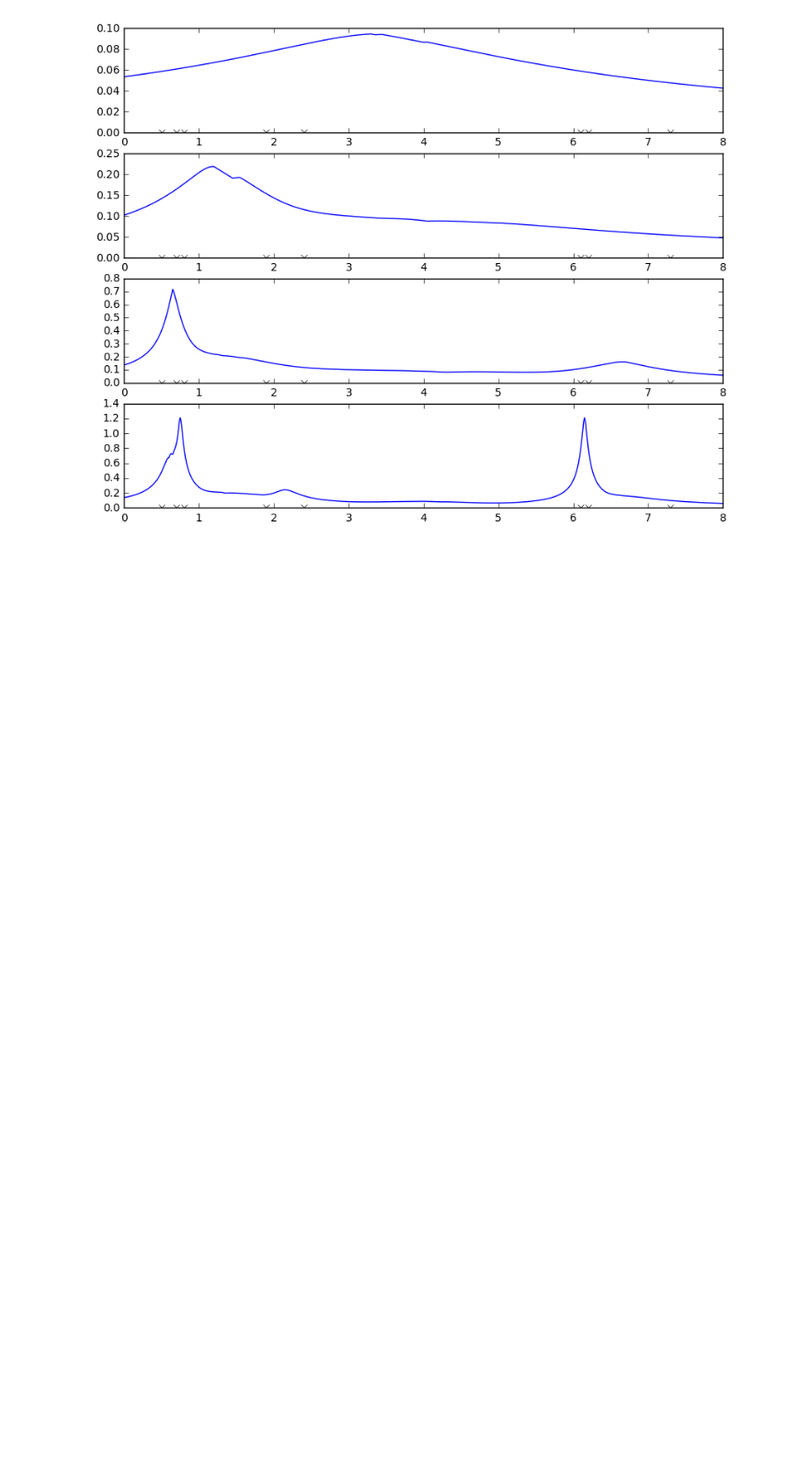
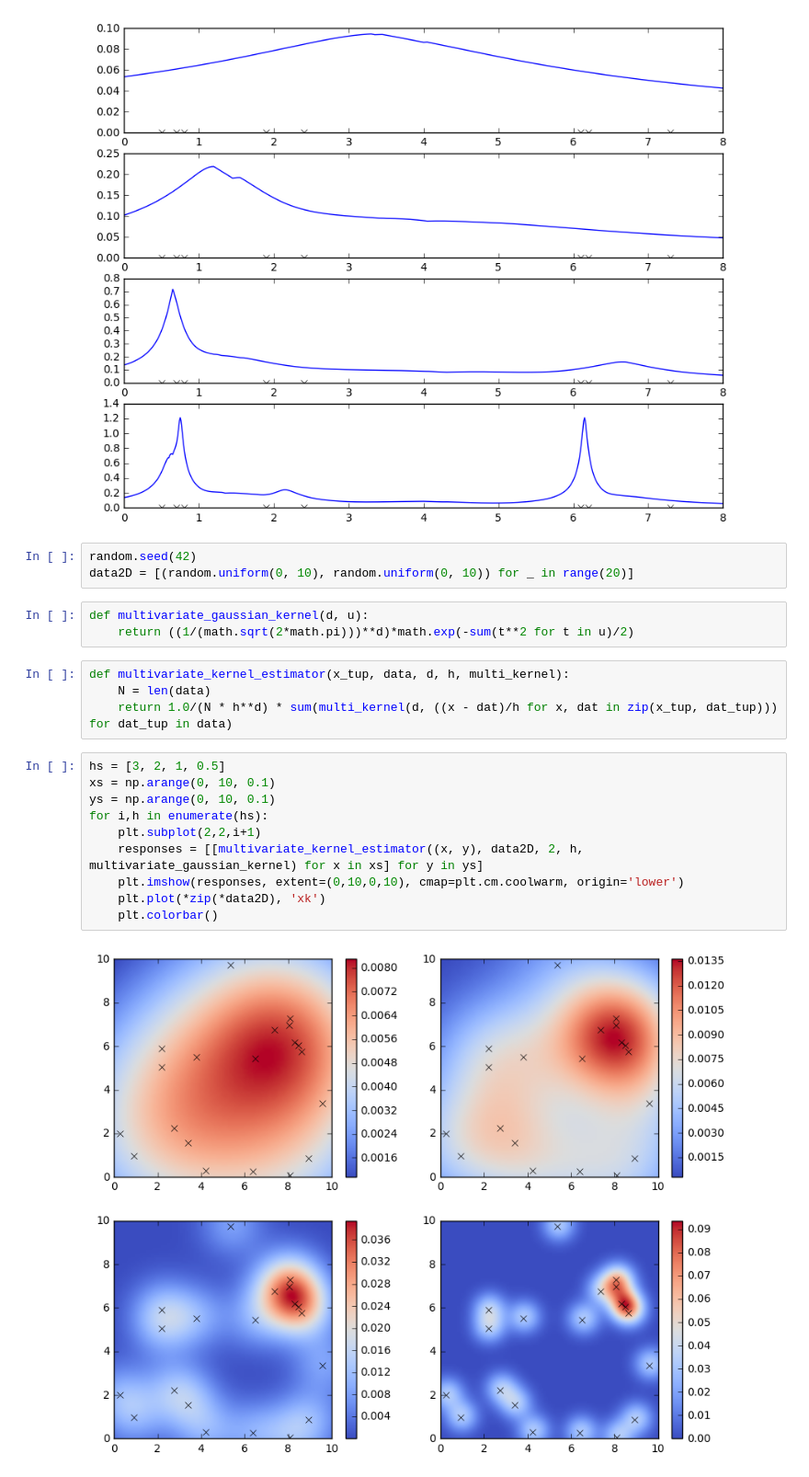
Before and after one commit to pfaion/NonparametricMethods, a Jupyter notebook: explore.ipynb, the cells around one changed output. Shown: that part at 92% size. Drawn from its saved outputs; the diff is of its cells as text; blank space fills up the shorter version.

Commit message:
multivariate gaussian estimator

```diff
--- a/explore.ipynb
+++ b/explore.ipynb
@@ -93,3 +94,25 @@ for i, k in enumerate(ks):
     plt.plot(data, [0]*len(data), 'xk')
 # %% [output]
 [figure]
+# %%
+random.seed(42)
+data2D = [(random.uniform(0, 10), random.uniform(0, 10)) for _ in range(20)]
+# %%
+def multivariate_gaussian_kernel(d, u):
+    return ((1/(math.sqrt(2*math.pi)))**d)*math.exp(-sum(t**2 for t in u)/2)
+# %%
+def multivariate_kernel_estimator(x_tup, data, d, h, multi_kernel):
+    N = len(data)
+    return 1.0/(N * h**d) * sum(multi_kernel(d, ((x - dat)/h for x, dat in zip(x_tup, dat_tup))) for dat_tup in data)
+# %%
+hs = [3, 2, 1, 0.5]
+xs = np.arange(0, 10, 0.1)
+ys = np.arange(0, 10, 0.1)
+for i,h in enumerate(hs):
+    plt.subplot(2,2,i+1)
+    responses = [[multivariate_kernel_estimator((x, y), data2D, 2, h, multivariate_gaussian_kernel) for x in xs] for y in ys]
+    plt.imshow(responses, extent=(0,10,0,10), cmap=plt.cm.coolwarm, origin='lower')
+    plt.plot(*zip(*data2D), 'xk')
+    plt.colorbar()
+# %% [output]
+[figure, added]
```
Also changed, not shown: parts of 1 cell of this notebook.
